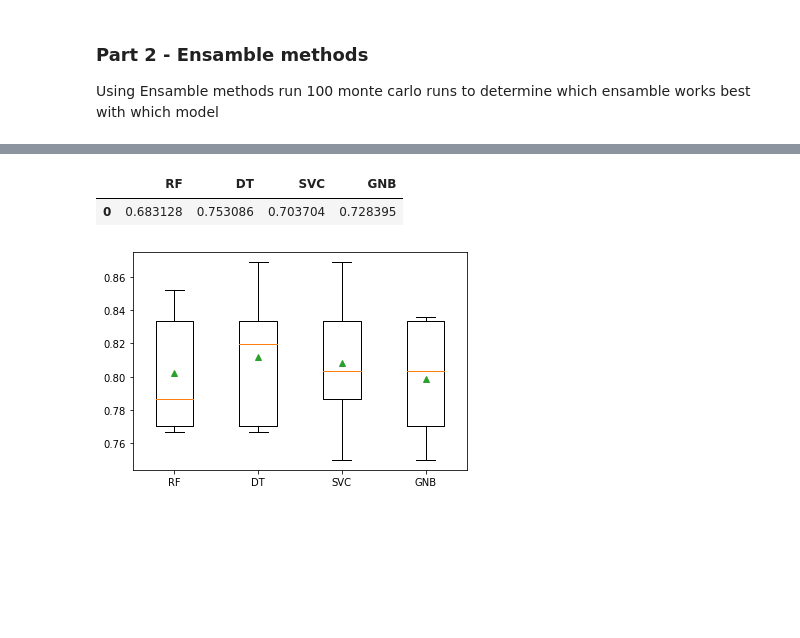
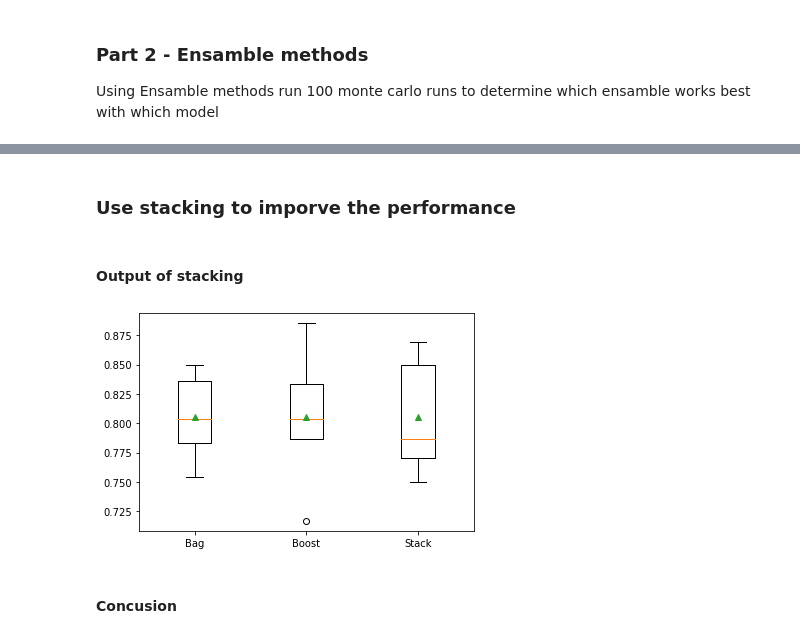
Before and after one commit to sunil3092/DBSEdu, a Jupyter notebook: Machine Learning and Pattern Recognisation/CA/CA_2 - 60per/CA2.ipynb, the cells around one changed output, grey strips where cells are left out. Saved outputs shown, nothing was run; the diff lists cells and outputs as text; code cells hidden in the pictures; blank space fills up the shorter version.

```diff
--- a/Machine Learning and Pattern Recognisation/CA/CA_2 - 60per/CA2.ipynb
+++ b/Machine Learning and Pattern Recognisation/CA/CA_2 - 60per/CA2.ipynb
@@ -136,8 +136,12 @@ clf_y_test = {}
 # Predicted value for each model to be used for further plotting and evaluation
 clf_y_preds = {}
 
+boost_clf_accuracy = {}
+bag_clf_accuracy = {}
+stack_clf_cv = {}
+
 # Method to run all the models provided on the data set
-def run_clfs(X, y , split_size, mc_run_limit, ens_bg_clf = False, ens_bo_clf = False, ens_st_clf = False, n_est = 1, cv_val = None, base_learners = None, final_estimator = None):
+def run_clfs(X, y , split_size, mc_run_limit, ens_bg_clf = False, ens_bo_clf = False, ens_st_clf = False, n_est = 1, cv_val = None, base_learners = None, final_estimator = None, one_estimator = False, estimator_str = ''):
 
     # Running though all models/Classifiers
     for key in clfs:
@@ -152,13 +156,21 @@ def run_clfs(X, y , split_size, mc_run_limit, ens_bg_clf = False, ens_bo_clf = F
 
                 # If bagging
                 if ens_bg_clf:
-                    model = BaggingClassifier(base_estimator = clf, n_estimators = n_est, max_samples = 0.8, max_features= 0.8)
-                    dt = model.fit(X_train,y_train)
+                    if one_estimator and key == estimator_str:
+                        model = BaggingClassifier(base_estimator = clfs[estimator_str], n_estimators = n_est, max_samples = 0.8, max_features= 0.8)
+                        dt = model.fit(X_train,y_train)
+                    else:
+                        model = BaggingClassifier(base_estimator = clf, n_estimators = n_est, max_samples = 0.8, max_features= 0.8)
+                        dt = model.fit(X_train,y_train)
 
                 # If boosting
                 elif ens_bo_clf:
-                    model = AdaBoostClassifier(base_estimator = clf, n_estimators = n_est)
-                    dt = model.fit(X_train,y_train)
+                    if one_estimator and key == estimator_str:
+                        model = AdaBoostClassifier(base_estimator = clf[key], n_estimators = n_est)
+                        dt = model.fit(X_train,y_train)
+                    else:
+                        model = AdaBoostClassifier(base_estimator = clf, n_estimators = n_est)
+                        dt = model.fit(X_train,y_train)
 
                 # If stacking
                 elif ens_st_clf:
@@ -189,6 +201,16 @@ def run_clfs(X, y , split_size, mc_run_limit, ens_bg_clf = False, ens_bo_clf = F
 
         # Filling data
         clf_acc[key] = accuracy
+
+        if(ens_bg_clf):
+            stack_clf_cv["Bag"] = cv_scores
+
+        if(ens_bo_clf):
+            stack_clf_cv["Boost"] = cv_scores
+
+        if(ens_st_clf):
+            stack_clf_cv["Stack"] = cv_scores
+
         clf_cv_scores[key] = cv_scores
         clf_store[key] = dt
         clf_y_test[key] = y_test
@@ -298,11 +337,16 @@ final_estimator = LogisticRegression()
+# %% [markdown]
+### Use stacking to imporve the performance
 # %%
 run_clfs(X, y, 0.2, 100, ens_st_clf = True, cv_val = 5, base_learners = base_learners, final_estimator = final_estimator)
-# %%
-pd.DataFrame([clf_acc])
-# %% [output]
-|  | RF | DT | SVC | GNB |
-| 0 | 0.683128 | 0.753086 | 0.703704 | 0.728395 |
-# %%
-plt.boxplot(clf_cv_scores.values(), labels = clf_cv_scores.keys(), showmeans = True);
-# %% [output]
-[figure, removed]
+# %% [markdown]
+#### Output of stacking
+# %%
+ens_acc = {}
+ens_acc.update(bag_clf_accuracy)
+ens_acc.update(boost_clf_accuracy)
+ens_acc.update(stack_clf_cv)
+plt.boxplot(ens_acc.values(), labels = ens_acc.keys(), showmeans = True);
+# %% [output]
+[figure, added]
+# %% [markdown]
+#### Concusion
```
Also changed, not shown: parts of 23 cells of this notebook, 1 other file.
